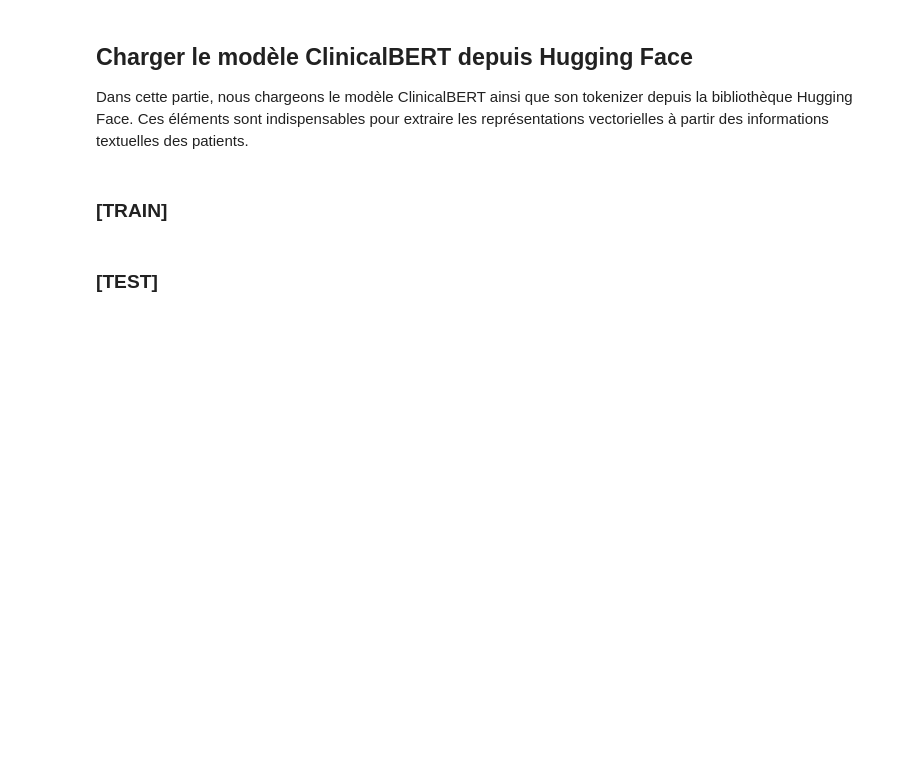
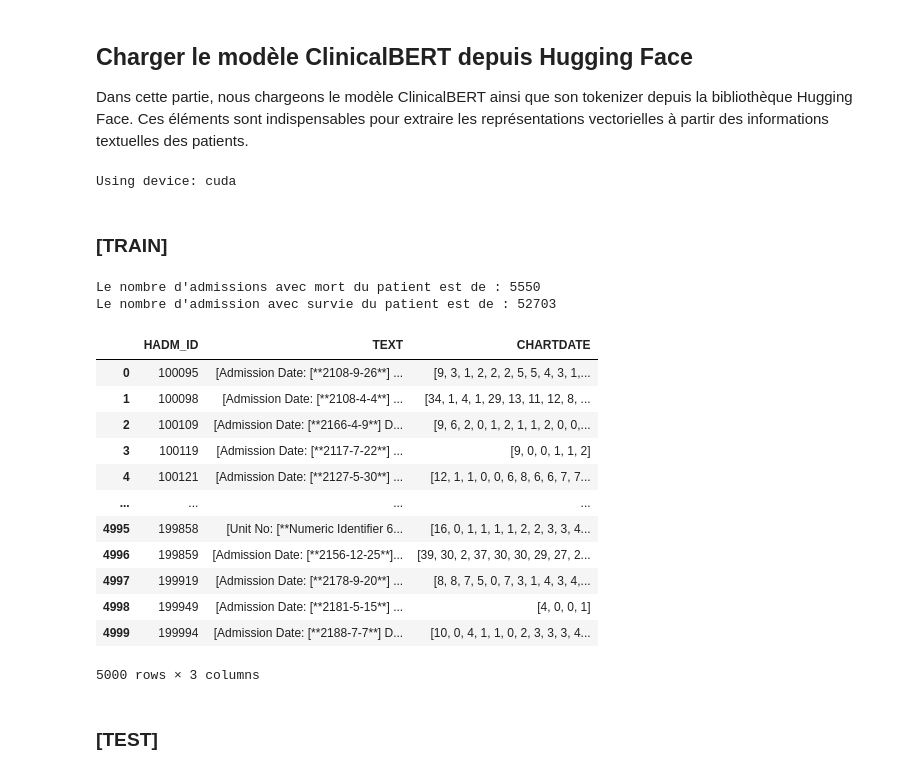
Before and after one commit to Krrcharles/Prediction-conforme-pour-les-donnees--analysee-par-Transformers, a Jupyter notebook: Code_stuart.ipynb, the cells around one changed output. Drawn from its saved outputs; the diff is of its cells as text; code cells hidden in the pictures; blank space fills up the shorter version.

```diff
--- a/Code_stuart.ipynb
+++ b/Code_stuart.ipynb
@@ -115,4 +127,6 @@ adm
 # %%
+adm = pd.concat([chunk for chunk in pd.read_csv(os.path.join(pth, 'ADMISSIONS.csv.gz'), chunksize=20000)], axis=0)
+
 # Convertir les colonnes 'SUBJECT_ID' et 'HADM_ID' en chaînes de caractères
 adm['SUBJECT_ID'] = adm['SUBJECT_ID'].astype(str)
 adm['HADM_ID'] = adm['HADM_ID'].astype(str)
@@ -126,8 +140,18 @@ adm['DISCHTIME'] = pd.to_datetime(adm['DISCHTIME'], format='%Y-%m-%d %H:%M:%S')
 adm['DELTATIME'] = (adm['DISCHTIME'] - adm['ADMITTIME']).dt.total_seconds() / 3600
 adm = adm.drop(adm[adm['DELTATIME'] < 0].index)
 
-# Filtrer les données d'admission pour inclure uniquement les lignes avec des valeurs 'SUBJECT_ID' présentes dans le DataFrame 'data'
+# Filtrer les données d'admission pour inclure uniquement les lignes avec des valeurs 'HADM_ID' présentes dans le DataFrame 'data'
 adm = adm[adm["HADM_ID"].isin(data["HADM_ID"].unique())]
+# Enlever les lignes correspondant aux donneurs d'organes dans la colonne DIAGNOSIS
+adm = adm[~adm["DIAGNOSIS"].isin(["ORGAN DONOR", "ORGAN DONOR ACCOUNT", "DONOR ACCOUNT"])]
+
+# Filtrer les lignes correspondant au SUBJECT_ID "3369" car ligne doublon étrange
+subject_3369 = adm[adm["SUBJECT_ID"] == "3369"]
+# Identifier l'index de la ligne avec la valeur de DELTATIME la plus faible
+index_to_remove = subject_3369["DELTATIME"].idxmin()
+# Supprimer la ligne correspondante
+adm = adm.drop(index_to_remove)
 
 print("Le nombre d'admissions est de :", len(adm))
 print("Le nombre d'individus est de :", len(adm.groupby("SUBJECT_ID")))
+print(adm.iloc[0,:])
@@ -308,47 +354,62 @@ def split_text(text, k):
 Dans cette partie, nous chargeons le modèle ClinicalBERT ainsi que son tokenizer depuis la bibliothèque Hugging Face. Ces éléments sont indispensables pour extraire les représentations vectorielles à partir des informations textuelles des patients.
 # %%
 # Importer les bibliothèques nécessaires
+# torch.cuda.set_device(0)
 from transformers import AutoTokenizer, AutoModel
 from torch import nn
 
+device = torch.device('cuda' if torch.cuda.is_available() else 'cpu')
+print('Using device:', device)
+
 # Charger le modèle de langue pré-entraîné (Bio_ClinicalBERT) et le tokenizer associé
 tokenizer = AutoTokenizer.from_pretrained("emilyalsentzer/Bio_ClinicalBERT")
-model = AutoModel.from_pretrained("emilyalsentzer/Bio_ClinicalBERT").to("cuda")
-
-device = "cuda" if torch.cuda.is_available() else "cpu"
-device
-
-device = torch.device('cuda')
-torch.cuda.set_device(0)
-print('Using device:', device)
-
-def calculate_days_since_earliest_date(dates_list):
-    earliest_date = min(dates_list)
-    return [(date - earliest_date).days for date in dates_list]
+model = AutoModel.from_pretrained("emilyalsentzer/Bio_ClinicalBERT").to(device)
+# %% [output]
+Using device: cuda
 # %% [markdown]
 ### [TRAIN]
 # %%
-# Créer un nouveau dataframe avec les "SUBJECT_ID" ayant la valeur 1 dans la colonne "HOSPITAL_EXPIRE_FLAG"
+# Créer un nouveau dataframe avec les "HADM_ID" ayant la valeur 1 dans la colonne "HOSPITAL_EXPIRE_FLAG"
 label_1 = adm[adm["HOSPITAL_EXPIRE_FLAG"] == 1].reset_index()
-print("Le nombre d'individus morts est de :", len(label_1))
+print("Le nombre d'admissions avec mort du patient est de :", len(label_1))
 
-# Sélectionner aléatoirement le même nombre de "SUBJECT_ID" ayant la valeur 0 ???
+# Créer un nouveau dataframe avec les "HADM_ID" ayant la valeur 0 dans la colonne "HOSPITAL_EXPIRE_FLAG"
 label_0 = adm[adm["HOSPITAL_EXPIRE_FLAG"] == 0].reset_index()
-print("Le nombre d'individus ayant toujours survécu est de :", len(label_0))
+print("Le nombre d'admission avec survie du patient est de :", len(label_0))
+# Pour l'échangeabilité des données, on ne considère pas les individus étant mort mais également vivant au cours d'une admission
+label_0 = label_0[~label_0["SUBJECT_ID"].isin(label_1["SUBJECT_ID"])].reset_index(drop=True)
 
 # Sélectionner aléatoirement 2500 individus de chaque classe (label_1 et label_0)
-sample = pd.concat([label_1.sample(n=2500, random_state=seed), label_0.sample(n=2500, random_state=seed+1)]).reset_index().drop('index', axis=1)
+n_train = 2500
 
-# Filtrer le dataframe de données en ne conservant que les patients sélectionnés précédemment
+sample = pd.concat([label_1.sample(n=n_train, random_state=seed), label_0.sample(n=n_train, random_state=seed+1)]).reset_index().drop('index', axis=1)
+
+# Filtrer le dataframe de données en ne conservant que les admissions sélectionnées précédemment
 filtered_data = data[data["HADM_ID"].isin(sample["HADM_ID"].values)]
 
-# Regrouper les données filtrées par 'HADM_ID' en agrégeant les listes de 'TEXT' et 'TIME'
+# Regrouper les données filtrées par 'HADM_ID' en agrégeant les listes de 'TEXT' et 'CHARTDATE'
 grouped_sample = filtered_data.groupby('HADM_ID').agg({'TEXT': list, 'CHARTDATE': list}).reset_index()
 
 # Appliquer cette fonction à chaque ligne de la colonne CHARTDATE
 grouped_sample['CHARTDATE'] = grouped_sample['CHARTDATE'].apply(calculate_days_since_earliest_date)
 
 grouped_sample
+# %% [output]
+Le nombre d'admissions avec mort du patient est de : 5550
+Le nombre d'admission avec survie du patient est de : 52703
+|  | HADM_ID | TEXT | CHARTDATE |
+| 0 | 100095 | [Admission Date: [**2108-9-26**] ... | [9, 3, 1, 2, 2, 2, 5, 5, 4, 3, 1,... |
+| 1 | 100098 | [Admission Date: [**2108-4-4**] ... | [34, 1, 4, 1, 29, 13, 11, 12, 8, ... |
+| 2 | 100109 | [Admission Date: [**2166-4-9**] D... | [9, 6, 2, 0, 1, 2, 1, 1, 2, 0, 0,... |
+| 3 | 100119 | [Admission Date: [**2117-7-22**] ... | [9, 0, 0, 1, 1, 2] |
+| 4 | 100121 | [Admission Date: [**2127-5-30**] ... | [12, 1, 1, 0, 0, 6, 8, 6, 6, 7, 7... |
+| ... | ... | ... | ... |
+| 4995 | 199858 | [Unit No: [**Numeric Identifier 6... | [16, 0, 1, 1, 1, 1, 2, 2, 3, 3, 4... |
+| 4996 | 199859 | [Admission Date: [**2156-12-25**]... | [39, 30, 2, 37, 30, 30, 29, 27, 2... |
+| 4997 | 199919 | [Admission Date: [**2178-9-20**] ... | [8, 8, 7, 5, 0, 7, 3, 1, 4, 3, 4,... |
+| 4998 | 199949 | [Admission Date: [**2181-5-15**] ... | [4, 0, 0, 1] |
+| 4999 | 199994 | [Admission Date: [**2188-7-7**] D... | [10, 0, 4, 1, 1, 0, 2, 3, 3, 3, 4... |
+5000 rows × 3 columns
 # %% [markdown]
 ### [TEST]
 # %%
```
Also changed, not shown: parts of 18 cells of this notebook.
